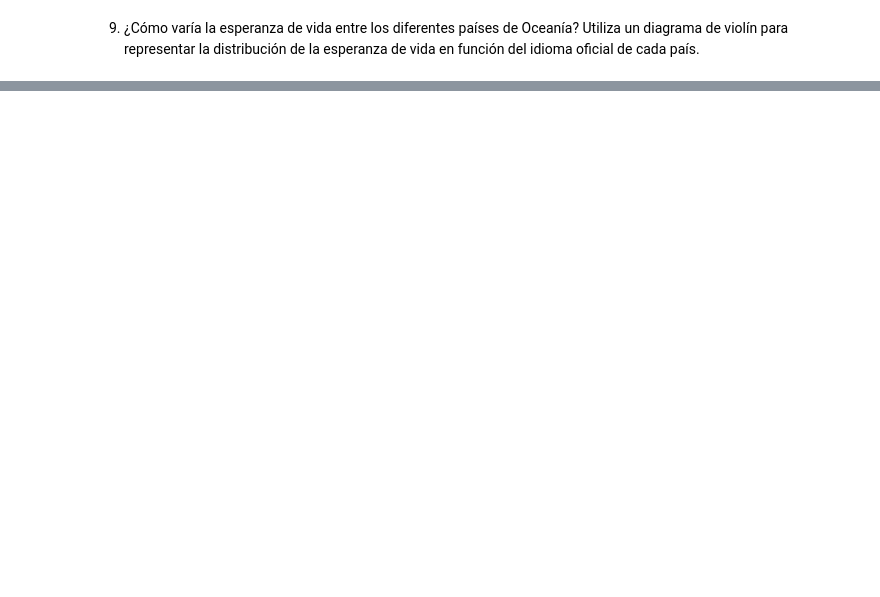
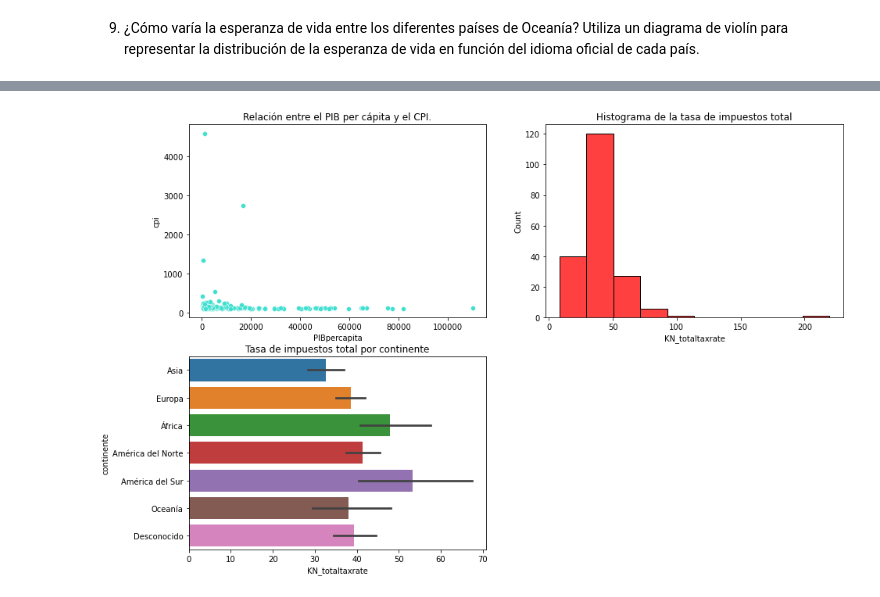
Before and after one commit to Adalab/Promo-F-da-modulo3-sprint2-pairprogramming_Reyes_Marga, a Jupyter notebook: 7_pair_visualizacion.ipynb, the cells around one changed output, grey strips where cells are left out. Saved outputs shown, nothing was run; the diff lists cells and outputs as text; code cells hidden in the pictures; blank space fills up the shorter version.

```diff
--- a/7_pair_visualizacion.ipynb
+++ b/7_pair_visualizacion.ipynb
@@ -190,0 +288,31 @@ df_pair.columns
+# %%
+fig, axes = plt.subplots(nrows = 2, ncols = 2, figsize = (15, 10))
+
+axes=axes.flat
+axes[3].axis('off')
+
+sns.scatterplot(x= 'PIBpercapita',
+            y = "cpi",
+            data = df_pair,
+            color = "turquoise",
+            ax = axes[0])
+
+# añadimos un título a esta primera gráfica usando el método '.set_title()
+axes[0].set_title("Relación entre el PIB per cápita y el CPI.")
+
+
+sns.histplot(data=df_pair,
+             x= 'KN_totaltaxrate',
+             bins=10,
+             color='r',
+            ax = axes[1])
+
+# añadimos un título a esta primera gráfica usando el método '.set_title()
+axes[1].set_title("Histograma de la tasa de impuestos total")
+
+sns.barplot(y='continente', x='KN_totaltaxrate', data=df_pair, ax=axes[2])
+
+# añadimos un título a esta primera gráfica usando el método '.set_title()
+axes[2].set_title("Tasa de impuestos total por continente");
+# %% [output]
+[figure, added]
```
Also changed, not shown: parts of 18 cells of this notebook.
